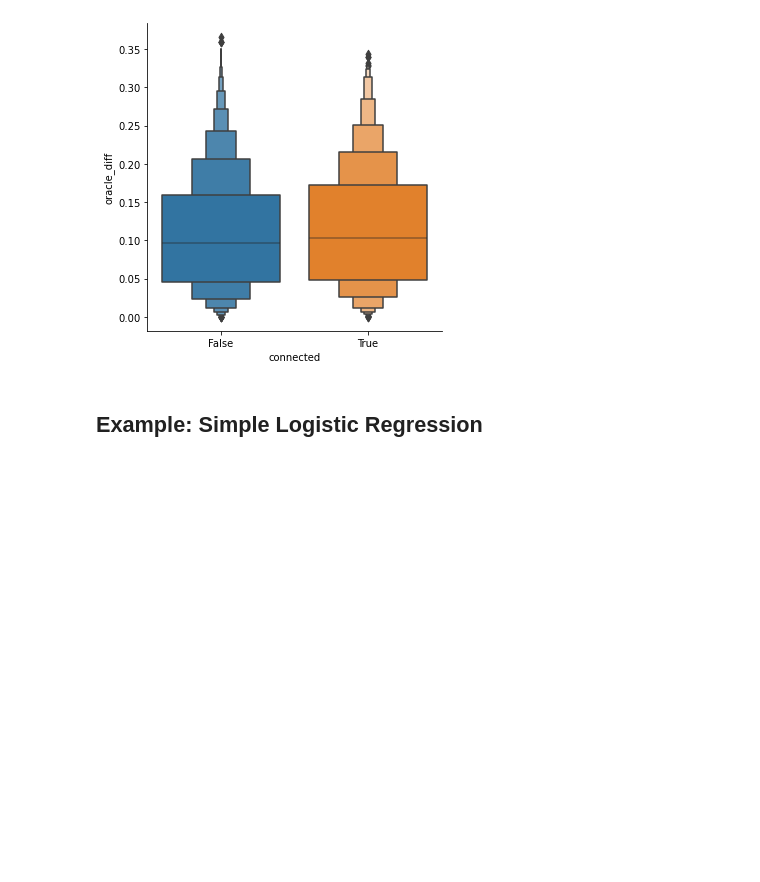
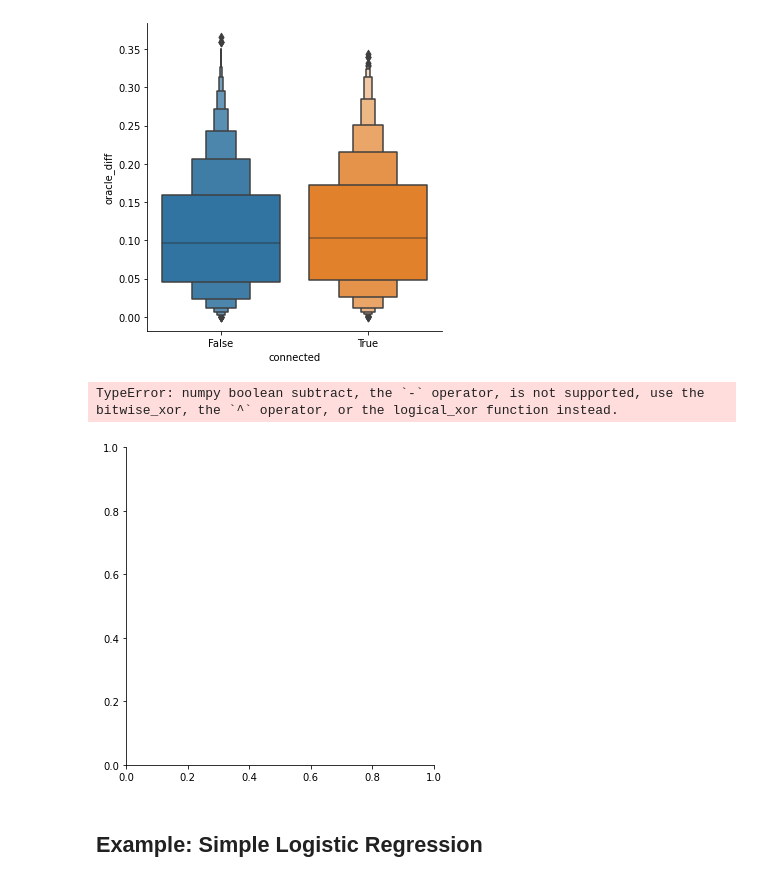
Before and after one commit to DanielCufino/elec478comp, a Jupyter notebook: example_nb_exploration.ipynb, the cells around one changed output. Drawn from its saved outputs; the diff is of its cells as text; code cells hidden in the pictures; blank space fills up the shorter version.

```diff
--- a/example_nb_exploration.ipynb
+++ b/example_nb_exploration.ipynb
@@ -46,3 +48,24 @@ RangeIndex: 2667 entries, 0 to 2666
 Columns: 33 entries, nucleus_id to morph_emb_31
 dtypes: float64(32), int64(1)
 memory usage: 687.7 KB
+# %%
+import matplotlib.pyplot as plt
+import numpy as np
+from scipy.stats import gaussian_kde
+
+# Assuming 'data' is your DataFrame and 'pre_rf_x', 'pre_rf_y' are your column names
+# Calculate the point density
+x = data['pre_rf_x']
+y = data['pre_rf_y']
+values = np.vstack([x, y])
+kernel = gaussian_kde(values)
+densities = kernel(values)
+
+# Generate the scatter plot
+plt.figure(figsize=(10, 6))
+scatter = plt.scatter(x, y, c=densities, s=100 * densities, alpha=0.5, edgecolor='')
+plt.title('Density Scatter Plot of Pre Features')
+plt.xlabel('pre_rf_x')
+plt.ylabel('pre_rf_y')
+plt.colorbar(scatter, label='Density')
+plt.show()
@@ -309,6 +383,11 @@ sns.catplot(data=df, x='connected', y='oracle_diff', kind='boxen')
 # %% [output]
 <seaborn.axisgrid.FacetGrid at 0x...>
 [figure]
+# %%
+sns.catplot(data=data, x='compartment', y='connected', kind='boxen')
+# %% [output]
+TypeError: numpy boolean subtract, the `-` operator, is not supported, use the bitwise_xor, the `^` operator, or the logical_xor function instead.
+[figure, added]
 # %% [markdown]
 ## Example: Simple Logistic Regression
 # %% [markdown]
```
Also changed, not shown: parts of 9 cells of this notebook, 5 other files.
